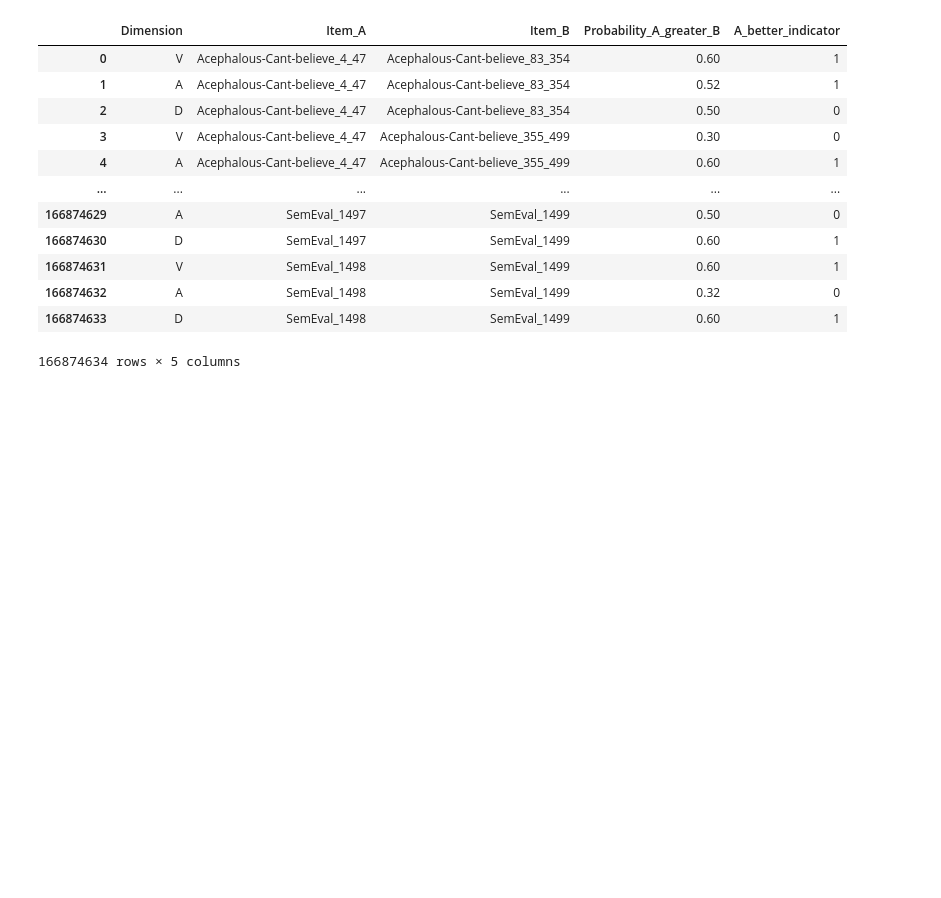
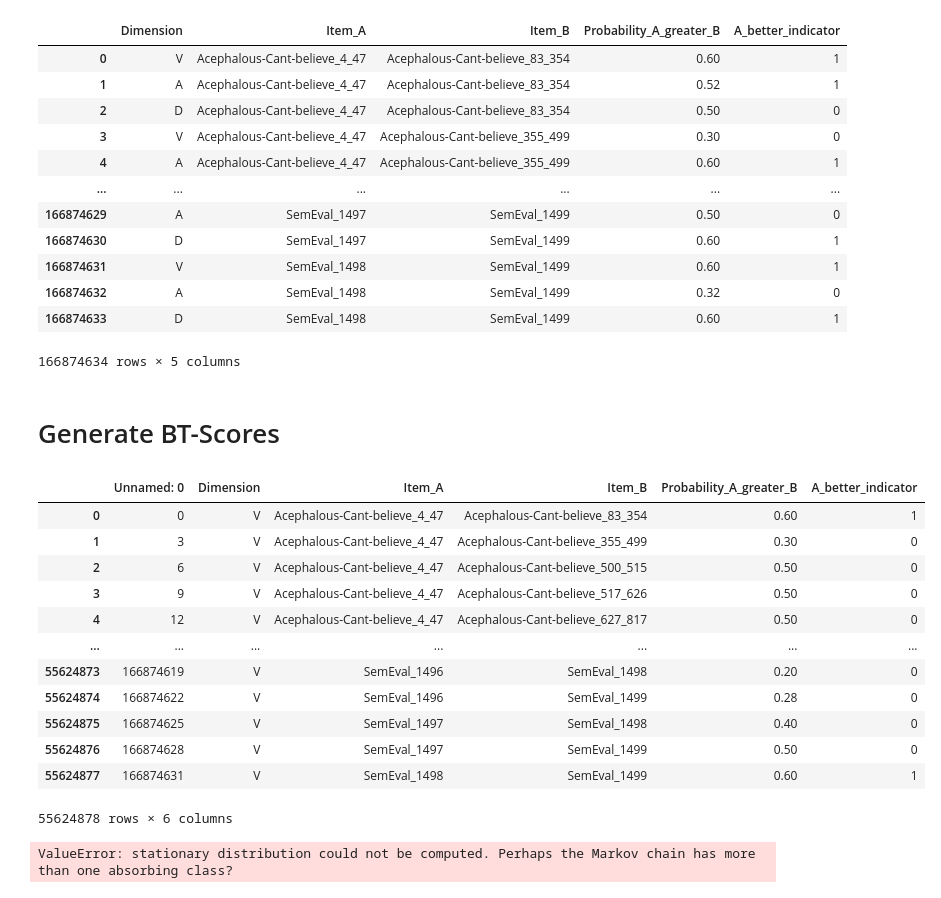
Before and after one commit to EDSI-UMD-College-Park/EmoPair, a Jupyter notebook: emobank recast.ipynb, the cells around one changed output. Cells and saved outputs as stored; diff of their text form; code cells hidden in the pictures; blank space fills up the shorter version.

```diff
--- a/emobank recast.ipynb
+++ b/emobank recast.ipynb
@@ -199,3 +200,22 @@ dims = ['V', 'A', 'D']
 for dim in dims:
     dim_df = df_probs[df_probs["Dimension"] == dim].copy()
     dim_df.to_csv(f"Data/pairwise_probs_{dim}.csv")
+# %% [markdown]
+# Generate BT-Scores
+# %%
+pairwise_probs_V = pd.read_csv("Data/pairwise_probs_V.csv")
+pairwise_probs_V
+# %% [output]
+|  | Unnamed: 0 | Dimension | Item_A | Item_B | Probability_A_greater_B | A_better_indicator |
+| 0 | 0 | V | Acephalous-Cant-believe_4_47 | Acephalous-Cant-believe_83_354 | 0.60 | 1 |
+| 1 | 3 | V | Acephalous-Cant-believe_4_47 | Acephalous-Cant-believe_355_499 | 0.30 | 0 |
+| 2 | 6 | V | Acephalous-Cant-believe_4_47 | Acephalous-Cant-believe_500_515 | 0.50 | 0 |
+| 3 | 9 | V | Acephalous-Cant-believe_4_47 | Acephalous-Cant-believe_517_626 | 0.50 | 0 |
+| 4 | 12 | V | Acephalous-Cant-believe_4_47 | Acephalous-Cant-believe_627_817 | 0.50 | 0 |
+| ... | ... | ... | ... | ... | ... | ... |
+| 55624873 | 166874619 | V | SemEval_1496 | SemEval_1498 | 0.20 | 0 |
+| 55624874 | 166874622 | V | SemEval_1496 | SemEval_1499 | 0.28 | 0 |
+| 55624875 | 166874625 | V | SemEval_1497 | SemEval_1498 | 0.40 | 0 |
+| 55624876 | 166874628 | V | SemEval_1497 | SemEval_1499 | 0.50 | 0 |
+| 55624877 | 166874631 | V | SemEval_1498 | SemEval_1499 | 0.60 | 1 |
+55624878 rows × 6 columns
@@ -201,0 +282,39 @@ for dim in dims:
+# %%
+# Aggregate pairwise counts (n_ab) and wins for Item_A (wins_A)
+pair_counts = (
+    pairwise_probs_V[['Item_A', 'Item_B', 'A_better_indicator']]
+    .groupby(['Item_A', 'Item_B'], sort=False)
+    .agg(n_ab=('A_better_indicator', 'size'), wins_A=('A_better_indicator', 'sum'))
+    .reset_index()
+)
+
+# Items and index mapping
+items = pd.Index(pd.unique(pd.concat([pair_counts['Item_A'], pair_counts['Item_B']])))
+idx = {item: i for i, item in enumerate(items)}
+m = len(items)
+
+# Prepare data in choix format: list of (winner, loser) tuples
+comparisons = []
+for _, row in pair_counts.iterrows():
+    i_idx = idx[row['Item_A']]
+    j_idx = idx[row['Item_B']]
+    wins_a = int(row['wins_A'])
+    wins_b = int(row['n_ab'] - wins_a)
+
+    # Add wins for A
+    comparisons.extend([(i_idx, j_idx)] * wins_a)
+    # Add wins for B
+    comparisons.extend([(j_idx, i_idx)] * wins_b)
+
+# Fit Bradley-Terry model using choix
+bt_params = choix.ilsr_pairwise(m, comparisons, alpha=0.0)
+
+# Bradley-Terry scores: already log-scale, center to mean zero
+bt_scores = bt_params - bt_params.mean()
+
+bt_df = pd.DataFrame({'Item': items, 'BT_score': bt_scores})
+bt_df = bt_df.sort_values('BT_score', ascending=False).reset_index(drop=True)
+
+bt_df.head(50)  # show top 50 items
+# %% [output]
+ValueError: stationary distribution could not be computed. Perhaps the Markov chain has more than one absorbing class?
```
Also changed, not shown: parts of 2 cells of this notebook, 2 other files.
